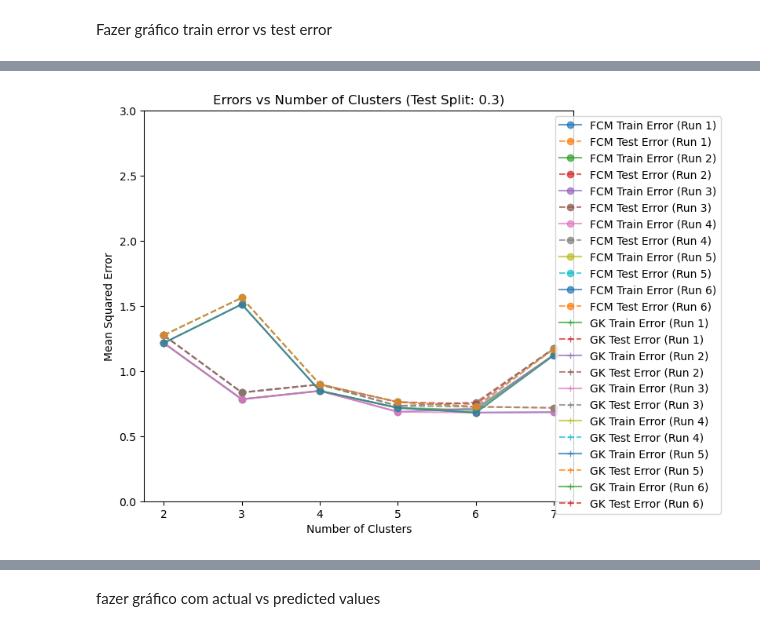
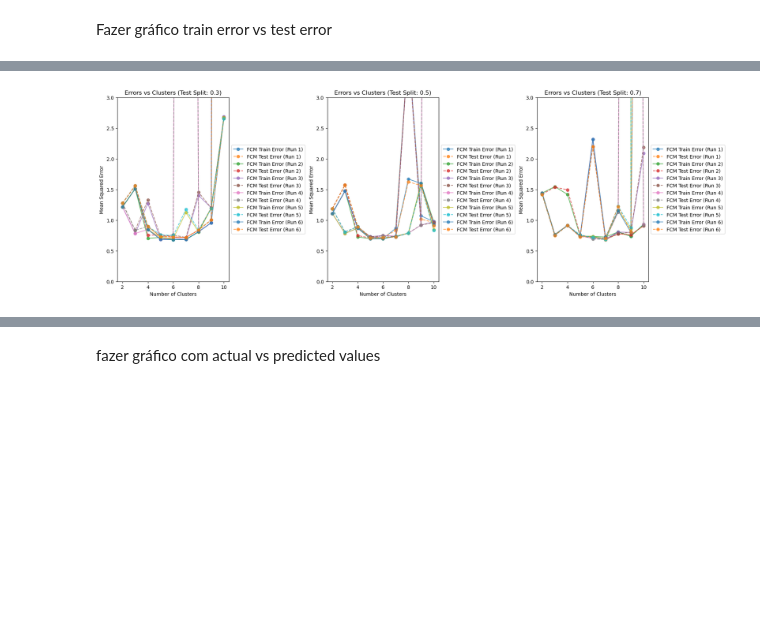
Before and after one commit to c-radicallis/Sis_Inteligentes_1st_Assignment, a Jupyter notebook: hairdryer_notebook.ipynb, the cells around one changed output, grey strips where cells are left out. Saved outputs shown, nothing was run; the diff lists cells and outputs as text; code cells hidden in the pictures; blank space fills up the shorter version.

```diff
--- a/hairdryer_notebook.ipynb
+++ b/hairdryer_notebook.ipynb
@@ -65,19 +59,0 @@ X_train, X_test, y_train, y_test = train_test_split(X, y, test_size=0.5, random_
-# %%
-# %% Cluster the input-output space
-
-number_of_clusters = 5
-
-cl = Clusterer(x_train=X_train, y_train=y_train, nr_clus=number_of_clusters)  # Number of clusters
-clust_centers, part_matrix, _ = cl.cluster(method='fcm')
-# %%
-# %% Estimate membership functions parameters
-ae = AntecedentEstimator(X_train, part_matrix)
-antecedent_params = ae.determineMF()
-# %%
-# %% Estimate consequent parameters
-ce = ConsequentEstimator(X_train, y_train, part_matrix)
-conseq_params = ce.suglms()
-# %%
-# %% Build first-order Takagi-Sugeno model
-modbuilder = SugenoFISBuilder(antecedent_params, conseq_params, var_names, save_simpful_code=True) #change this setting to save simpful code
-model = modbuilder.get_model()
@@ -106,38 +62,38 @@ Explained Variance Score: 0.014
 # %% [markdown]
 Fazer gráfico train error vs test error
 # %%
-import matplotlib.pyplot as plt
-import numpy as np
-from sklearn.metrics import mean_squared_error
-from sklearn.model_selection import train_test_split
+# Define the test split sizes
+test_split_sizes = [0.3, 0.5, 0.7]
+num_iterations = 6  # Number of times to fit the model for each test split size
 
-# Define the test split sizes and the number of runs
-test_split_sizes = [0.3, 0.5, 0.7]
-n_runs = 6  # Number of times to fit the model for each test split size
+# Create a figure with subplots side by side (1 row, 3 columns)
+fig, axs = plt.subplots(1, len(test_split_sizes), figsize=(18, 6), constrained_layout=True)
 
 # Loop over different test split sizes
-for split_size in test_split_sizes:
-    # Initialize lists to store errors from multiple runs
+for idx, split_size in enumerate(test_split_sizes):
+    ax = axs[idx]  # Select the current subplot
+
+    # Lists to store errors for multiple iterations
     all_fcm_train_errors = []
     all_fcm_test_errors = []
     all_gk_train_errors = []
     all_gk_test_errors = []
 
-    # Perform multiple runs for the same test split size
-    for run in range(n_runs):
+    # Run multiple iterations for the same test split size
+    for iteration in range(num_iterations):
         # Train/test split
         X = data[:, 0:-1]
         y = data[:, -1]
-        X_train, X_test, y_train, y_test = train_test_split(X, y, test_size=split_size, random_state=314)  # Different random seed per run
+        X_train, X_test, y_train, y_test = train_test_split(X, y, test_size=split_size, random_state=314 )
 
-        # Lists to store errors for each method in this run
+        # Lists to store errors for each method
         fcm_train_errors = []
         fcm_test_errors = []
         gk_train_errors = []
         gk_test_errors = []
 
-        ncl = np.arange(2, 8)
-        mtd = ['fcm', 'gk']
+        ncl = np.arange(2, 11)
+        mtd = ['fcm']#, 'gk']
 
         # Capture training and test errors
         for mth in mtd:
@@ -177,10 +133,7 @@ for split_size in test_split_sizes:
                 train_errors.append(train_mse)
                 test_errors.append(test_mse)
 
-                print(f"Run: {run + 1}, Method: {mth}, Clusters: {n}")
-                print(f"Training MSE: {train_mse:.3f}, Test MSE: {test_mse:.3f}")
-
-            # Store the results for each method separately for this run
+            # Store the results for each method separately
             if mth == 'fcm':
                 fcm_train_errors = train_errors
                 fcm_test_errors = test_errors
@@ -188,41 +141,28 @@ for split_size in test_split_sizes:
                 gk_train_errors = train_errors
                 gk_test_errors = test_errors
 
-        # Append errors from this run to the overall lists
+        # Store errors for this iteration
         all_fcm_train_errors.append(fcm_train_errors)
         all_fcm_test_errors.append(fcm_test_errors)
         all_gk_train_errors.append(gk_train_errors)
         all_gk_test_errors.append(gk_test_errors)
 
-    # Plotting the errors vs number of clusters for the current test split
-    plt.figure(figsize=(10, 6))
+        # Plotting the errors for this iteration
+        ax.plot(ncl, fcm_train_errors, 'o-', label=f'FCM Train Error (Run {iteration+1})', alpha=0.7)
+        ax.plot(ncl, fcm_test_errors, 'o--', label=f'FCM Test Error (Run {iteration+1})', alpha=0.7)
 
-    # Plot errors for each run for FCM method
-    for run in range(n_runs):
-        plt.plot(ncl, all_fcm_train_errors[run], 'o-', label=f'FCM Train Error (Run {run + 1})', alpha=0.7)
-        plt.plot(ncl, all_fcm_test_errors[run], 'o--', label=f'FCM Test Error (Run {run + 1})', alpha=0.7)
 
-    # Plot errors for each run for GK method
-    for run in range(n_runs):
-        plt.plot(ncl, all_gk_train_errors[run], '+-', label=f'GK Train Error (Run {run + 1})', alpha=0.7)
-        plt.plot(ncl, all_gk_test_errors[run], '+--', label=f'GK Test Error (Run {run + 1})', alpha=0.7)
+    # Title and axis labels for the current subplot
+    ax.set_title(f'Errors vs Clusters (Test Split: {split_size})')
+    ax.set_xlabel('Number of Clusters')
+    ax.set_ylabel('Mean Squared Error')
+    ax.set_ylim(0, 3)
 
-    # Title and axis labels
-    plt.title(f'Errors vs Number of Clusters (Test Split: {split_size})')
-    plt.xlabel('Number of Clusters')
-    plt.ylabel('Mean Squared Error')
+    # Place the legend outside the plot area
+    ax.legend(loc='center left', bbox_to_anchor=(1, 0.5))
 
-    # Set y-limits for better visualization
-    plt.ylim(0, 3)
-
-    # Show legend outside the plot area
-    plt.legend(loc='upper center', bbox_to_anchor=(1.15, 1), ncol=1)  # Legend placed outside
-
-    # Show plot
-    plt.tight_layout(rect=[0, 0, 0.85, 1])  # Adjust layout to fit legend
-
-    # Show plot
-    plt.show()
+# Show the final plot
+plt.show()
 # %% [output]
  * Detected 2 rules / clusters
  * Detected Sugeno model type
@@ -244 +184 @@ Training MSE: 24.569, Test MSE: 24.675
-[figure, old version]
+[figure, new version]
```
Also changed, not shown: parts of 5 cells of this notebook.
